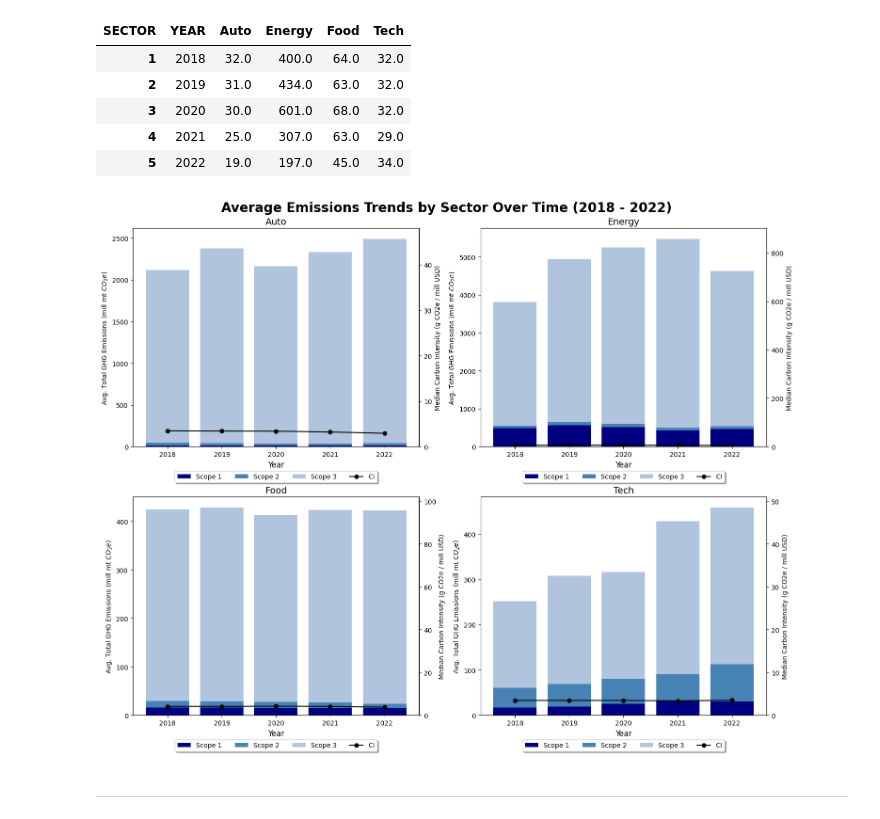
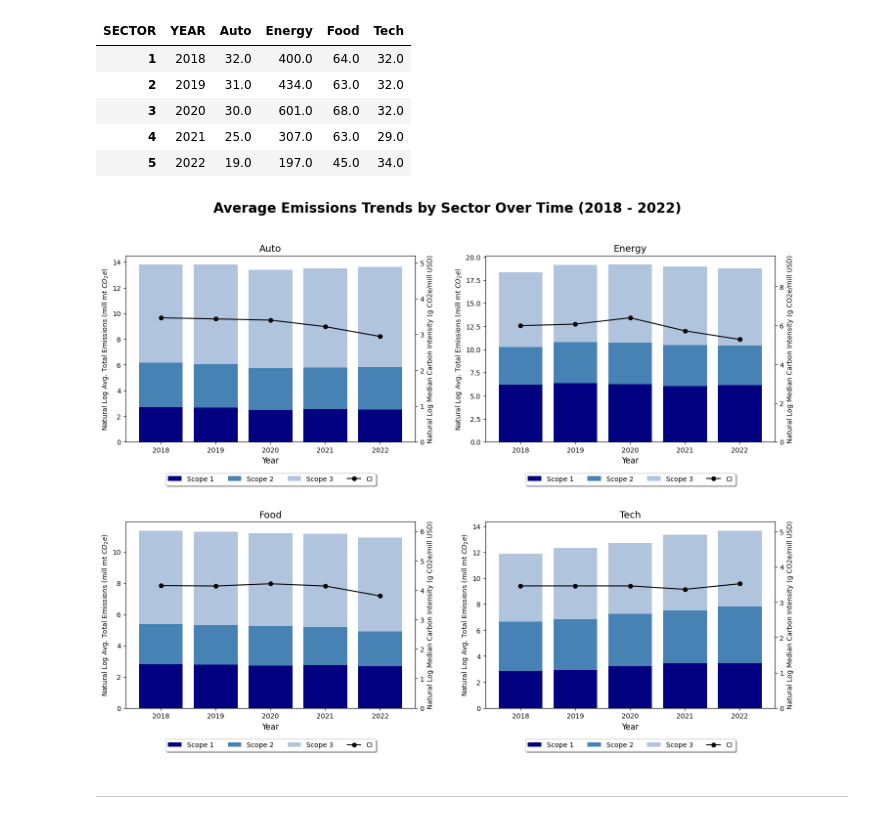
Before and after one commit to zcjanin/decarbonization-2024, a Jupyter notebook: Charts.ipynb, the cells around one changed output. Saved outputs shown, nothing was run; the diff lists cells and outputs as text; code cells hidden in the pictures.

```diff
--- a/Charts.ipynb
+++ b/Charts.ipynb
@@ -169,36 +169,34 @@ medci_BySector
 | 4 | 2021 | 25.0 | 307.0 | 63.0 | 29.0 |
 | 5 | 2022 | 19.0 | 197.0 | 45.0 | 34.0 |
 # %%
+# from matplotlib.ticker import FormatStrFormatter --> trying to get y-axis to just be float values
+
 n=0
 row = [0, 0, 1, 1]
 colu = [0, 1, 0, 1]
 fig, ax1 = plt.subplots(2, 2, figsize=[15,12])
 for col in avg_BySector.columns[1:]:
-    ax1[row[n],colu[n]].bar(scope1_BySector['YEAR'], height=scope1_BySector[col], color='navy', label='Scope 1')
-    ax1[row[n],colu[n]].bar(scope2_BySector['YEAR'], height=scope2_BySector[col], bottom=scope1_BySector[col], color='steelblue', label='Scope 2')
-    ax1[row[n],colu[n]].bar(scope3_BySector['YEAR'], height=scope3_BySector[col], bottom=scope1_BySector[col]+scope2_BySector[col], color='lightsteelblue', label='Scope 3')
+    ax1[row[n],colu[n]].bar(scope1_BySector['YEAR'], height=np.log(scope1_BySector[col]), color='navy', label='Scope 1')
+    ax1[row[n],colu[n]].bar(scope2_BySector['YEAR'], height=np.log(scope2_BySector[col]), bottom=np.log(scope1_BySector[col]), color='steelblue', label='Scope 2')
+    ax1[row[n],colu[n]].bar(scope3_BySector['YEAR'], height=np.log(scope3_BySector[col]), bottom=np.log(scope1_BySector[col])+np.log(scope2_BySector[col]), color='lightsteelblue', label='Scope 3')
 
     ax2 = ax1[row[n],colu[n]].twinx()
     ax2.plot(medci_BySector['YEAR'], np.log(medci_BySector[col]), color = 'black', marker = 'o', label='CI')
+    ax1[row[n],colu[n]].set_xlabel('Year', fontsize=12)
+    ax1[row[n],colu[n]].set_ylabel('Natural Log Avg. Total Emissions (mill mt $CO_{2}e$)')
 
-
-
-    ax1[row[n],colu[n]].set_xlabel('Year', fontsize=12)
-    ax1[row[n],colu[n]].set_ylabel('Avg. Total GHG Emissions (mill mt $CO_{2}e$)')
-    ax2.set_ylabel('Median Carbon Intensity (g CO2e / mill USD)')
-    ax2.set_ylim(0, max(medci_BySector[col])*1.5)
+    ax2.set_ylabel('Natural Log Median Carbon Intensity (g CO2e/mill USD)')
+    ax2.set_ylim(0, max(np.log(medci_BySector[col]))*1.5)
     plt.title(col, fontsize=14)
-    plt.ylim(0, )
     lines, labels = ax1[row[n],colu[n]].get_legend_handles_labels()
     lines2, labels2 = ax2.get_legend_handles_labels()
-    ax2.legend(lines + lines2, labels + labels2, loc='lower center', bbox_to_anchor=(0.5, -0.18), fancybox=True, shadow=True, ncol=4)
-    # plt.legend()
+    ax2.legend(lines + lines2, labels + labels2, loc='lower center', bbox_to_anchor=(0.5, -0.25), fancybox=True, shadow=True, ncol=4)
     n+=1
 
 plt.suptitle('Average Emissions Trends by Sector Over Time (2018 - 2022)', fontsize=20, fontweight='bold')
-plt.tight_layout()
+plt.tight_layout(pad=3.0)
 # %% [output]
-[figure, old version]
+[figure, new version]
 # %% [markdown]
 ---
 # %% [markdown]
```
Also changed, not shown: parts of 5 cells of this notebook, 1 other file.
